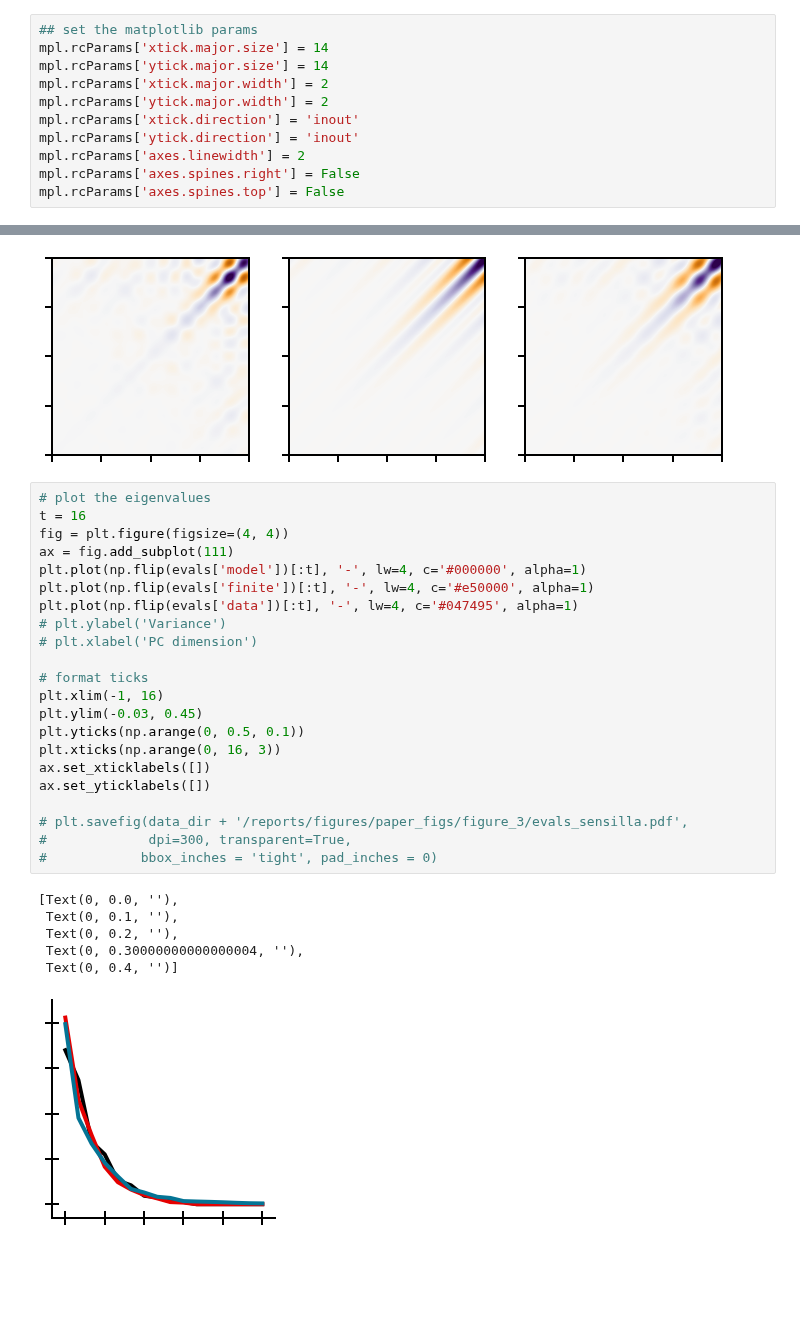
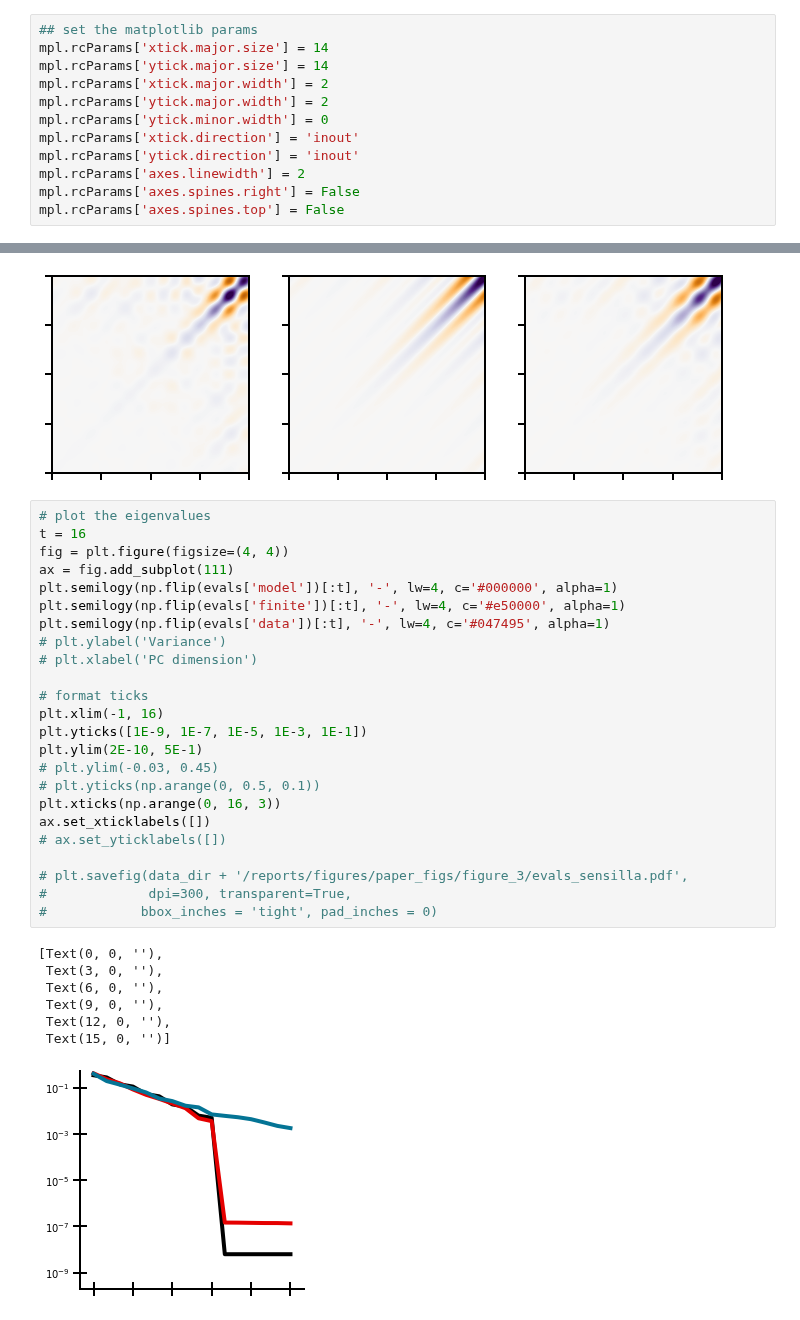
Before and after one commit to BruntonUWBio/structured-random-features, a Jupyter notebook: notebooks/reports/10.2-bp-paper-fig-sensilla-covariance.ipynb, the cells around one changed output, grey strips where cells are left out. Saved outputs shown, nothing was run; the diff lists cells and outputs as text; blank space fills up the shorter version.

```diff
--- a/notebooks/reports/10.2-bp-paper-fig-sensilla-covariance.ipynb
+++ b/notebooks/reports/10.2-bp-paper-fig-sensilla-covariance.ipynb
@@ -12,6 +12,7 @@ mpl.rcParams['xtick.major.size'] = 14
 mpl.rcParams['ytick.major.size'] = 14
 mpl.rcParams['xtick.major.width'] = 2
 mpl.rcParams['ytick.major.width'] = 2
+mpl.rcParams['ytick.minor.width'] = 0
 mpl.rcParams['xtick.direction'] = 'inout'
 mpl.rcParams['ytick.direction'] = 'inout'
 mpl.rcParams['axes.linewidth'] = 2
@@ -62,32 +59,35 @@ plt.savefig(data_dir + '/reports/figures/paper_figs/figure_3/covmat_sensilla.pdf
 # %%
 # plot the eigenvalues
 t = 16
 fig = plt.figure(figsize=(4, 4))
 ax = fig.add_subplot(111)
-plt.plot(np.flip(evals['model'])[:t], '-', lw=4, c='#000000', alpha=1)
-plt.plot(np.flip(evals['finite'])[:t], '-', lw=4, c='#e50000', alpha=1)
-plt.plot(np.flip(evals['data'])[:t], '-', lw=4, c='#047495', alpha=1)
+plt.semilogy(np.flip(evals['model'])[:t], '-', lw=4, c='#000000', alpha=1)
+plt.semilogy(np.flip(evals['finite'])[:t], '-', lw=4, c='#e50000', alpha=1)
+plt.semilogy(np.flip(evals['data'])[:t], '-', lw=4, c='#047495', alpha=1)
 # plt.ylabel('Variance')
 # plt.xlabel('PC dimension')
 
 # format ticks
 plt.xlim(-1, 16)
-plt.ylim(-0.03, 0.45)
-plt.yticks(np.arange(0, 0.5, 0.1))
+plt.yticks([1E-9, 1E-7, 1E-5, 1E-3, 1E-1])
+plt.ylim(2E-10, 5E-1)
+# plt.ylim(-0.03, 0.45)
+# plt.yticks(np.arange(0, 0.5, 0.1))
 plt.xticks(np.arange(0, 16, 3))
 ax.set_xticklabels([])
-ax.set_yticklabels([])
+# ax.set_yticklabels([])
 
 # plt.savefig(data_dir + '/reports/figures/paper_figs/figure_3/evals_sensilla.pdf',
 #             dpi=300, transparent=True,
 #            bbox_inches = 'tight', pad_inches = 0)
 # %% [output]
-[Text(0, 0.0, ''),
- Text(0, 0.1, ''),
- Text(0, 0.2, ''),
- Text(0, 0.30000000000000004, ''),
- Text(0, 0.4, '')]
+[Text(0, 0, ''),
+ Text(3, 0, ''),
+ Text(6, 0, ''),
+ Text(9, 0, ''),
+ Text(12, 0, ''),
+ Text(15, 0, '')]
-[figure, old version]
+[figure, new version]
 # %%
 # plot eigenvecs
 p = [-1, 1, -1, -1, 1, 1] # multiplicative factor to flip signs
```
Also changed, not shown: parts of 3 cells of this notebook, 6 other files.
